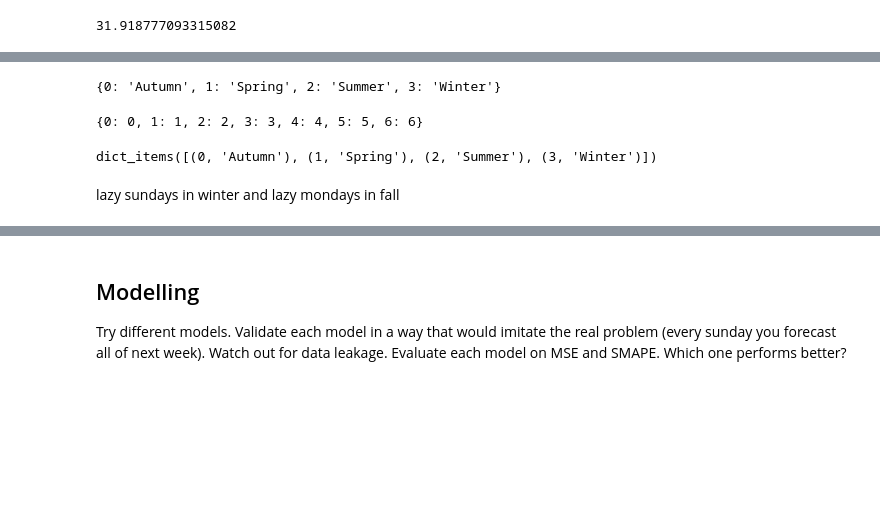
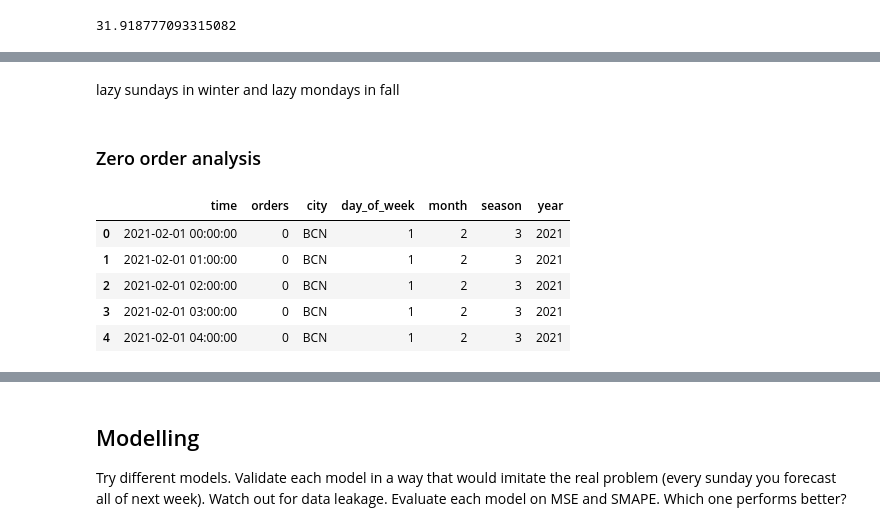
Before and after one commit to agbennett-bse/glovo_fleet_demand, a Jupyter notebook: final_project.ipynb, the cells around one changed output, grey strips where cells are left out. Saved outputs shown, nothing was run; the diff lists cells and outputs as text; code cells hidden in the pictures; blank space fills up the shorter version.

Commit message:
add zero count eda

```diff
--- a/final_project.ipynb
+++ b/final_project.ipynb
@@ -45,9 +47,9 @@ def get_season(month):
         return 'Autumn'
 
 
-data['day_of_week'] = data['time'].dt.day_name().astype('category')
-data['month'] = data['time'].dt.month.astype('category')
-data['season'] = data['month'].apply(get_season).astype('category')
-data['year'] = data['time'].dt.year.astype('category')
+data['day_of_week'] = data['time'].dt.day_name()
+data['month'] = data['time'].dt.month
+data['season'] = data['month'].apply(get_season)
+data['year'] = data['time'].dt.year
 # %%
 # plot order count by day of week in a bar chart plotly
@@ -92,23 +85,3 @@ The default value of numeric_only in DataFrameGroupBy.sum is deprecated. In a fu
-# %%
-data['season'] = data['season'].astype('category')
-
-category_mappings = dict(enumerate(data['season'].cat.categories))
-
-print(category_mappings)
-# %% [output]
-{0: 'Autumn', 1: 'Spring', 2: 'Summer', 3: 'Winter'}
-# %%
-data['day_of_week'] = data['day_of_week'].astype('category')
-
-category_mappings = dict(enumerate(data['day_of_week'].cat.categories))
-
-print(category_mappings)
-# %% [output]
-{0: 0, 1: 1, 2: 2, 3: 3, 4: 4, 5: 5, 6: 6}
-# %%
-category_mappings.items()
-# %% [output]
-dict_items([(0, 'Autumn'), (1, 'Spring'), (2, 'Summer'), (3, 'Winter')])
 # %%
 
 # Assuming 'orders' is the column representing order count
@@ -129,3 +102,18 @@ fig = px.imshow(pivot_data,
 fig.show()
 # %% [markdown]
 lazy sundays in winter and lazy mondays in fall
+# %% [markdown]
+### Zero order analysis
+# %%
+# get df with only zeros
+
+zero_values = data[data['orders'] == 0]
+
+zero_values.head()
+# %% [output]
+|  | time | orders | city | day_of_week | month | season | year |
+| 0 | 2021-02-01 00:00:00 | 0 | BCN | 1 | 2 | 3 | 2021 |
+| 1 | 2021-02-01 01:00:00 | 0 | BCN | 1 | 2 | 3 | 2021 |
+| 2 | 2021-02-01 02:00:00 | 0 | BCN | 1 | 2 | 3 | 2021 |
+| 3 | 2021-02-01 03:00:00 | 0 | BCN | 1 | 2 | 3 | 2021 |
+| 4 | 2021-02-01 04:00:00 | 0 | BCN | 1 | 2 | 3 | 2021 |
```
Also changed, not shown: parts of 11 cells of this notebook.
